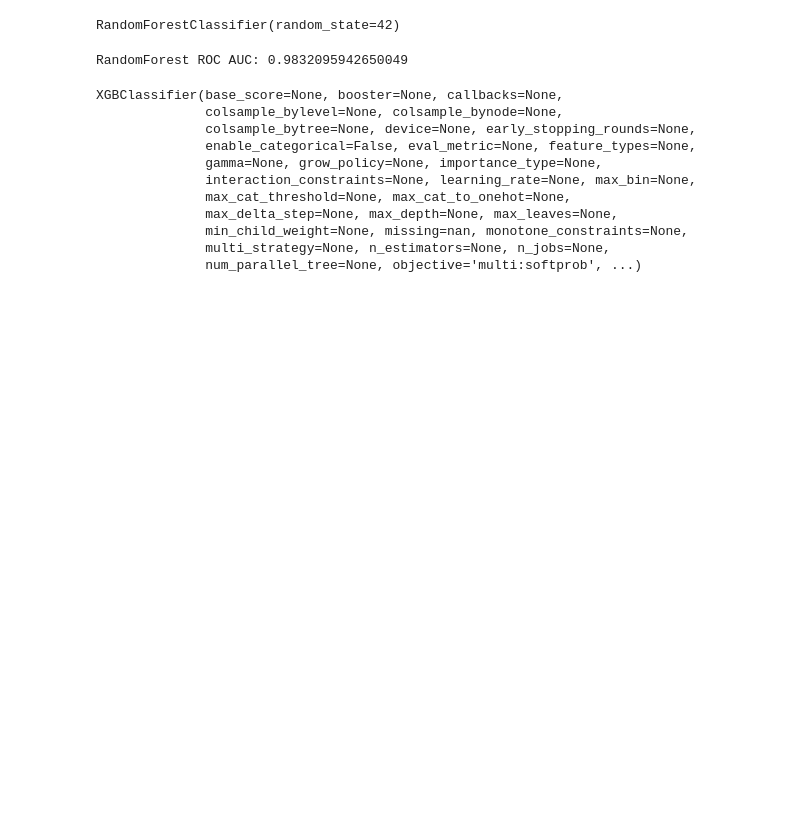
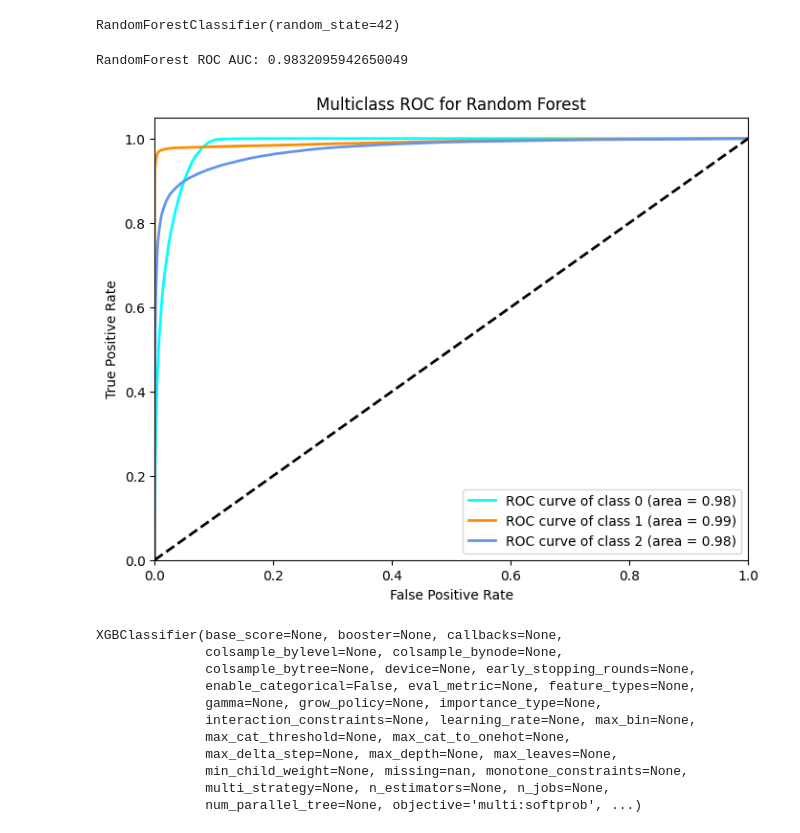
Before and after one commit to EugeneJosephCruz/Health-Indicators, a Jupyter notebook: notebooks/omar.ipynb, the cells around one changed output. Saved outputs shown, nothing was run; the diff lists cells and outputs as text; code cells hidden in the pictures; blank space fills up the shorter version.

Commit message:
model update

```diff
--- a/notebooks/omar.ipynb
+++ b/notebooks/omar.ipynb
@@ -65,6 +65,48 @@ roc_auc_rf = roc_auc_score(y_test, y_pred_rf_proba, multi_class='ovr', average='
 print(f'RandomForest ROC AUC: {roc_auc_rf}')
 # %% [output]
 RandomForest ROC AUC: 0.9832095942650049
+# %%
+from sklearn.metrics import roc_curve, auc
+import matplotlib.pyplot as plt
+from sklearn.preprocessing import label_binarize
+from itertools import cycle
+import numpy as np
+
+# Assuming your RandomForest model is named 'rf' and is already trained
+# Replace 'X_test_scaled' with your test set features and 'y_test' with your true class labels
+
+# Binarize the output for multiclass ROC
+y_test_binarized = label_binarize(y_test, classes=[0, 1, 2])  # adjust classes accordingly
+n_classes = y_test_binarized.shape[1]
+
+# Predict probabilities for the test set
+y_pred_rf_proba = rf.predict_proba(X_test_scaled)
+
+# Compute ROC curve and ROC area for each class
+fpr = dict()
+tpr = dict()
+roc_auc = dict()
+for i in range(n_classes):
+    fpr[i], tpr[i], _ = roc_curve(y_test_binarized[:, i], y_pred_rf_proba[:, i])
+    roc_auc[i] = auc(fpr[i], tpr[i])
+
+# Plot all ROC curves
+plt.figure(figsize=(8, 6))
+colors = cycle(['aqua', 'darkorange', 'cornflowerblue'])  # adjust or extend colors for more classes
+for i, color in zip(range(n_classes), colors):
+    plt.plot(fpr[i], tpr[i], color=color, lw=2,
+             label='ROC curve of class {0} (area = {1:0.2f})'.format(i, roc_auc[i]))
+
+plt.plot([0, 1], [0, 1], 'k--', lw=2)
+plt.xlim([0.0, 1.0])
+plt.ylim([0.0, 1.05])
+plt.xlabel('False Positive Rate')
+plt.ylabel('True Positive Rate')
+plt.title('Multiclass ROC for Random Forest')
+plt.legend(loc="lower right")
+plt.show()
+# %% [output]
+[figure, added]
 # %%
 # Import XGBoost and train the model
 from xgboost import XGBClassifier
```
Also changed, not shown: parts of 3 cells of this notebook.
